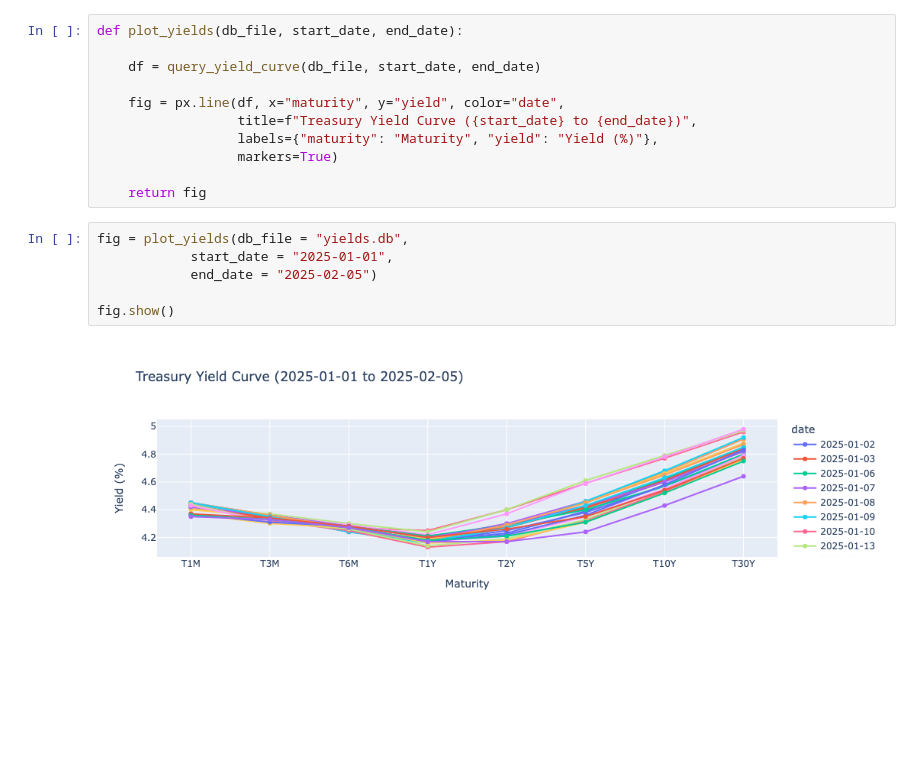
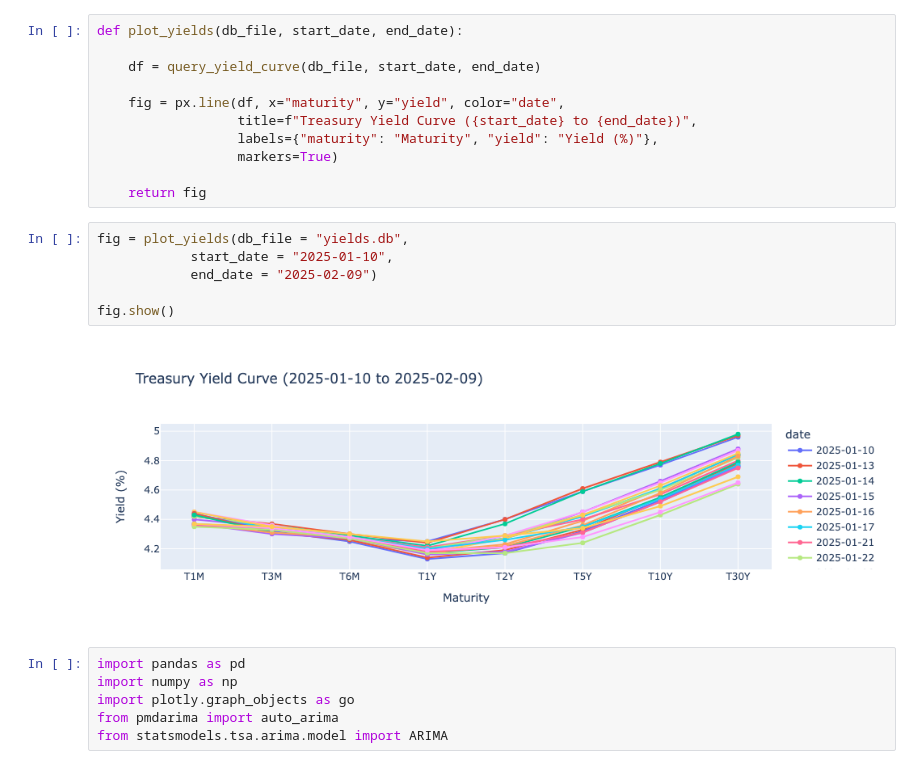
Before and after one commit to SisiShao/PIC16B, a Jupyter notebook: yield_curve_v1.ipynb, the cells around one changed output. Drawn from its saved outputs; the diff is of its cells as text; blank space fills up the shorter version.

```diff
--- a/yield_curve_v1.ipynb
+++ b/yield_curve_v1.ipynb
@@ -177,9 +171,15 @@ def plot_yields(db_file, start_date, end_date):
     return fig
 # %%
 fig = plot_yields(db_file = "yields.db",
-            start_date = "2025-01-01",
-            end_date = "2025-02-05")
+            start_date = "2025-01-10",
+            end_date = "2025-02-09")
 
 fig.show()
 # %% [output]
-[figure, old version]
+[figure, new version]
+# %%
+import pandas as pd
+import numpy as np
+import plotly.graph_objects as go
+from pmdarima import auto_arima
+from statsmodels.tsa.arima.model import ARIMA
```
Also changed, not shown: parts of 11 cells of this notebook.
